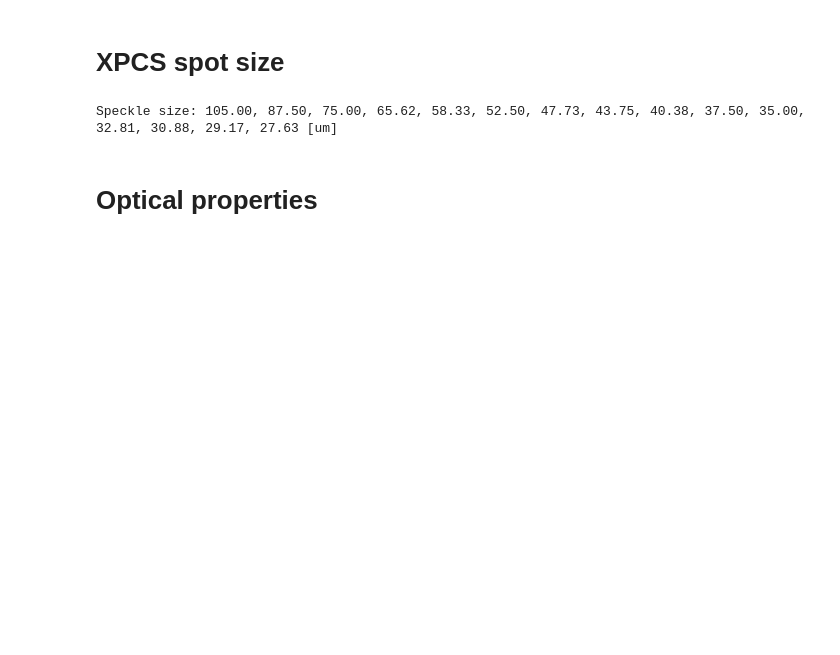
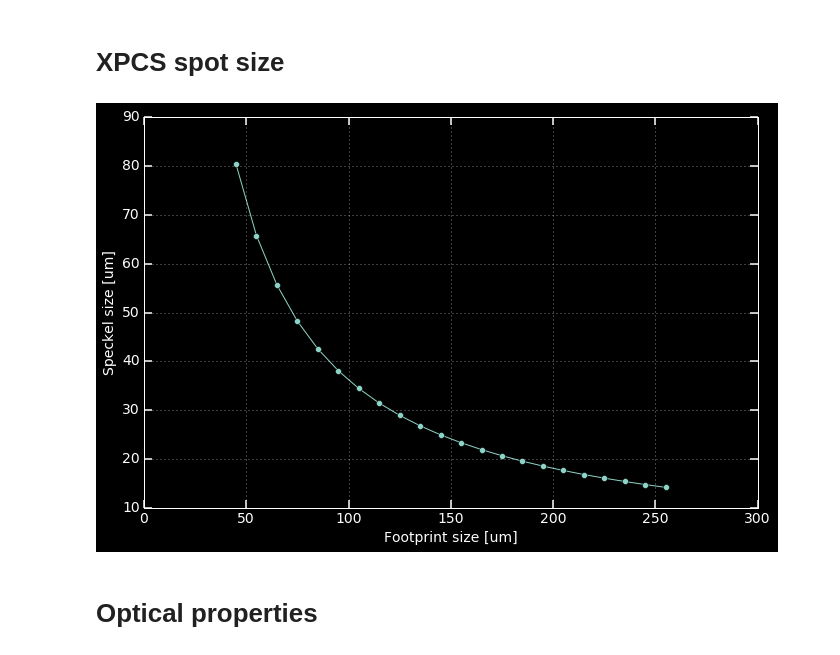
Before and after one commit to vespos/tools, a Jupyter notebook: utilities.ipynb, the cells around one changed output. Drawn from its saved outputs; the diff is of its cells as text; code cells hidden in the pictures; blank space fills up the shorter version.

```diff
--- a/utilities.ipynb
+++ b/utilities.ipynb
@@ -18,44 +14,52 @@ mpl.rcParams['xtick.major.size'] = length
 mpl.rcParams['ytick.major.size'] = length
 mpl.rcParams['xtick.major.width'] = width
 mpl.rcParams['ytick.major.width'] = width
+# %%
+""" CONSTANTS """
+e_0 = 8.85E-12 # [s/(Ohm*m)]
+c = 299792458 # [m/s]
+h = 4.135667516e-15 # eV*s
 # %% [markdown]
 # XPCS spot size
 # %%
 def speckle_size(lam, footprint, L):
     return lam*L/footprint
 
-display = 'plott'
+display = 'plot'
 
-lam = 0.15E-3 # [um]
+E = 1200 # eV
+lam = h*c/E*1e6
+# lam = 1E-3 # [um]
 iangle = np.deg2rad(90)
-spot_size = np.arange(5,20,1)  # [um]
+spot_size = np.arange(45,260,10)  # [um]
 footprint = spot_size/np.sin(iangle)
 L = 3.5E6 # [um]
 
 S = speckle_size(lam, footprint, L)
 if display=='print':
     if S.ndim!=1:
         S = np.asarray([S])
     st = 'Speckle size: ' + ', '.join('{:0.2f}'.format(k) for k in S) + ' [um]'
     print(st)
 elif display=='plot':
     x = np.argmax([np.array([lam]).size, np.array([footprint]).size, np.array([L]).size])
     if x==0:
         x = lam*1000
         xlabel = 'Wavelength [nm]'
     elif x==1:
         x = footprint
         xlabel = 'Footprint size [um]'
     elif x==2:
         x = L*10**-6
         xlabel = 'Samplt - det distance [m]'
-    ax = plt.subplot(1,1,1)
+    fig, ax = plt.subplots()
     ax.plot(x,S,'-o')
     ax.set_xlabel(xlabel)
     ax.set_ylabel('Speckel size [um]')
+    ax.grid()
     plt.show()
 # %% [output]
-Speckle size: 105.00, 87.50, 75.00, 65.62, 58.33, 52.50, 47.73, 43.75, 40.38, 37.50, 35.00, 32.81, 30.88, 29.17, 27.63 [um]
+[figure, added]
 # %% [markdown]
 # Optical properties
 # %%
```
Also changed, not shown: parts of 4 cells of this notebook, 1 other file.
